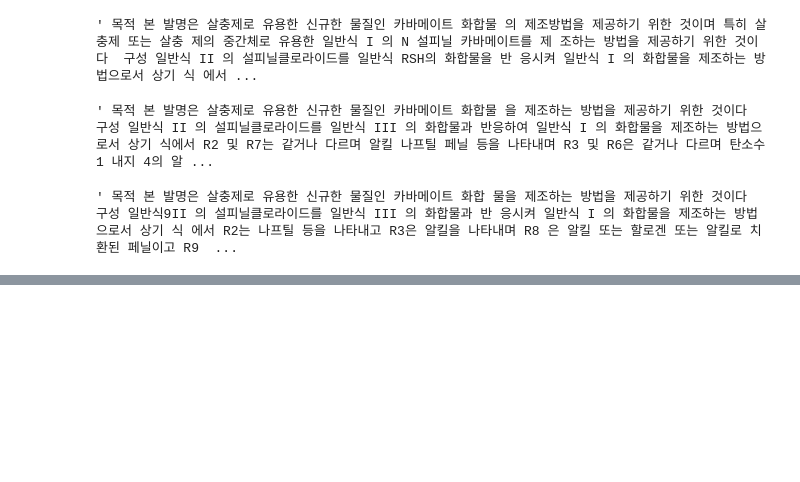
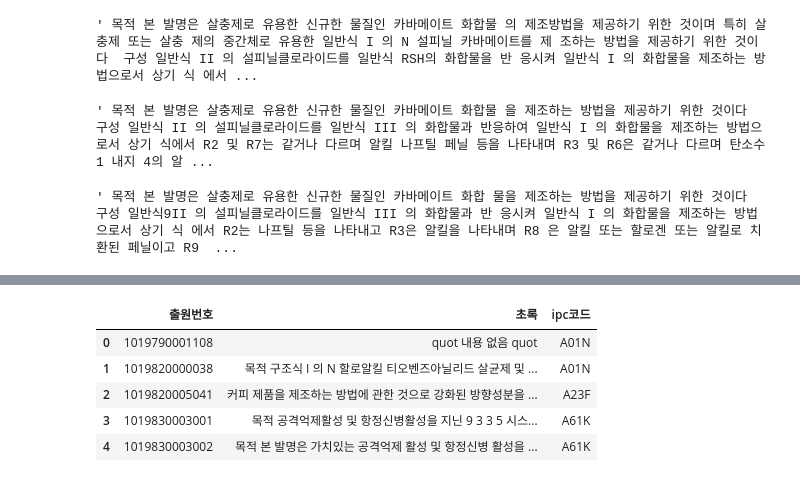
Before and after one commit to gyubinc/Patent_IPC_Classification, a Jupyter notebook: EDA.ipynb, the cells around one changed output, grey strips where cells are left out. Cells and saved outputs as stored; diff of their text form; code cells hidden in the pictures; blank space fills up the shorter version.

```diff
--- a/EDA.ipynb
+++ b/EDA.ipynb
@@ -220,4 +206,13 @@ f.to_csv('F_IPC_final.csv')
 g.to_csv('G_IPC_final.csv')
 # %%
 df = pd.concat([a,b,c,d,e,f,g], axis=0)
+# %%
+df.head()
+# %% [output]
+|  | 출원번호 | 초록 | ipc코드 |
+| 0 | 1019790001108 | quot 내용 없음 quot | A01N |
+| 1 | 1019820000038 | 목적 구조식 I 의 N 할로알킬 티오벤즈아닐리드 살균제 및 ... | A01N |
+| 2 | 1019820005041 | 커피 제품을 제조하는 방법에 관한 것으로 강화된 방향성분을 ... | A23F |
+| 3 | 1019830003001 | 목적 공격억제활성 및 항정신병활성을 지닌 9 3 3 5 시스... | A61K |
+| 4 | 1019830003002 | 목적 본 발명은 가치있는 공격억제 활성 및 항정신병 활성을 ... | A61K |
 # %%
```
Also changed, not shown: parts of 6 cells of this notebook.
